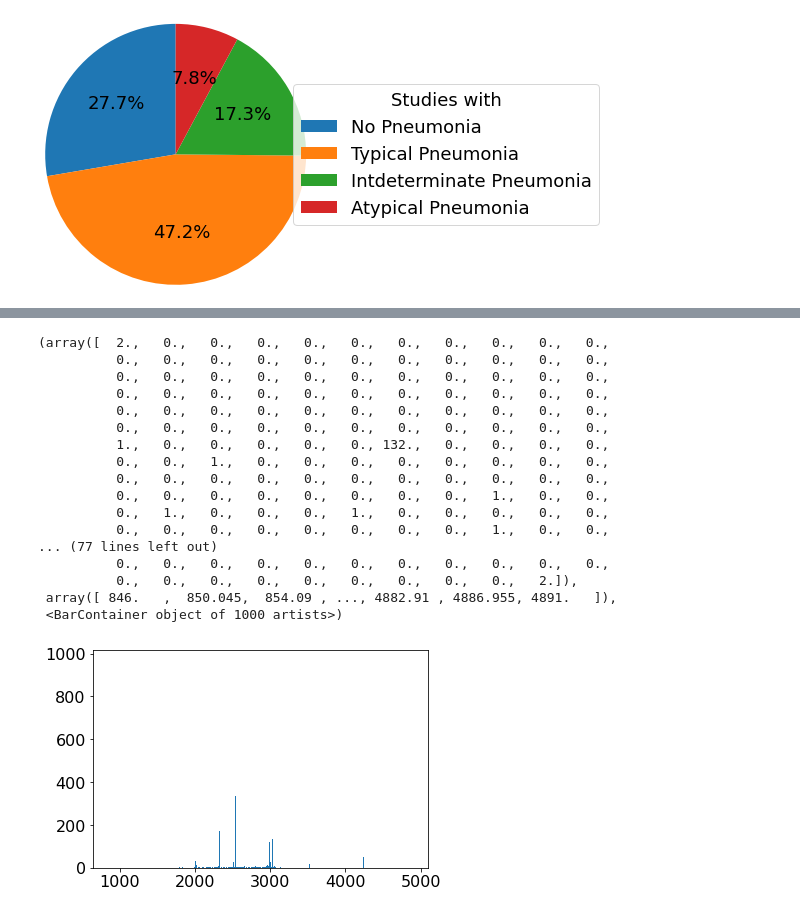
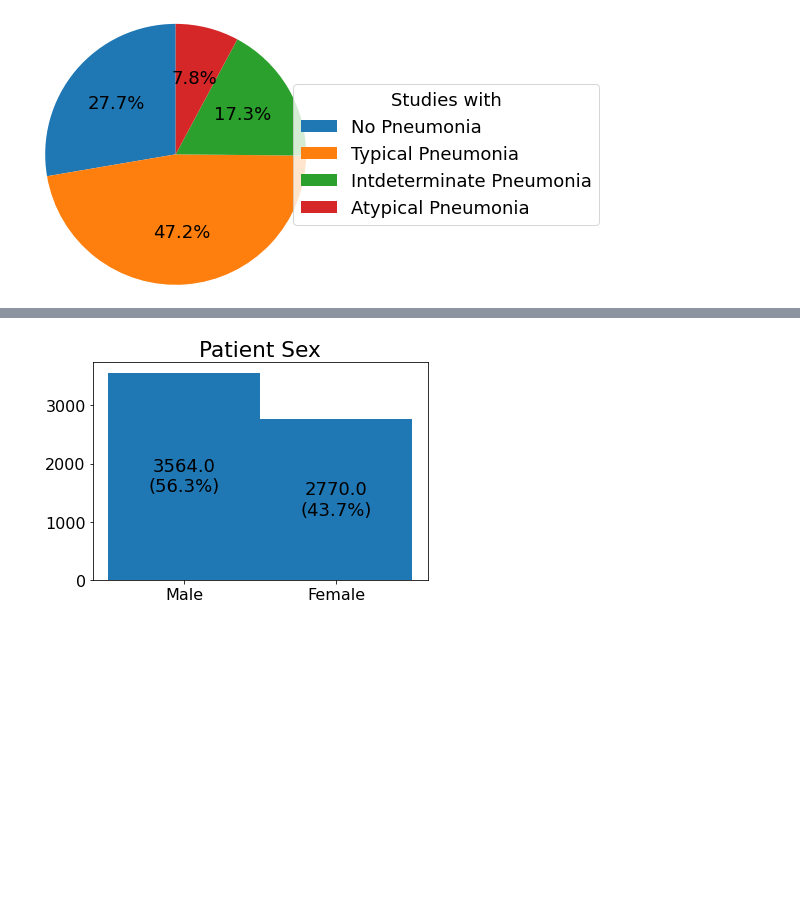
Before and after one commit to CarlaSa/AML_project, a Jupyter notebook: Data Plots.ipynb, the cells around one changed output, grey strips where cells are left out. Drawn from its saved outputs; the diff is of its cells as text; code cells hidden in the pictures; blank space fills up the shorter version.

```diff
--- a/Data Plots.ipynb
+++ b/Data Plots.ipynb
@@ -133,22 +138,11 @@ plt.show()
-# %%
-#sizes_prime = list(zip(*sizes))
-plt.hist(sizes[0], bins=1000)
-# %% [output]
-(array([  2.,   0.,   0.,   0.,   0.,   0.,   0.,   0.,   0.,   0.,   0.,
-          0.,   0.,   0.,   0.,   0.,   0.,   0.,   0.,   0.,   0.,   0.,
-          0.,   0.,   0.,   0.,   0.,   0.,   0.,   0.,   0.,   0.,   0.,
-          0.,   0.,   0.,   0.,   0.,   0.,   0.,   0.,   0.,   0.,   0.,
-          0.,   0.,   0.,   0.,   0.,   0.,   0.,   0.,   0.,   0.,   0.,
-          0.,   0.,   0.,   0.,   0.,   0.,   0.,   0.,   0.,   0.,   0.,
-          1.,   0.,   0.,   0.,   0.,   0., 132.,   0.,   0.,   0.,   0.,
-          0.,   0.,   1.,   0.,   0.,   0.,   0.,   0.,   0.,   0.,   0.,
-          0.,   0.,   0.,   0.,   0.,   0.,   0.,   0.,   0.,   0.,   0.,
-          0.,   0.,   0.,   0.,   0.,   0.,   0.,   0.,   1.,   0.,   0.,
-          0.,   1.,   0.,   0.,   0.,   1.,   0.,   0.,   0.,   0.,   0.,
-          0.,   0.,   0.,   0.,   0.,   0.,   0.,   0.,   1.,   0.,   0.,
-... (77 lines left out)
-          0.,   0.,   0.,   0.,   0.,   0.,   0.,   0.,   0.,   0.,   0.,
-          0.,   0.,   0.,   0.,   0.,   0.,   0.,   0.,   0.,   2.]),
- array([ 846.   ,  850.045,  854.09 , ..., 4882.91 , 4886.955, 4891.   ]),
- <BarContainer object of 1000 artists>)
-[figure, removed]
+# %%
+gender_nums = plt.hist(genders, bins=2)
+plt.title("Patient Sex")
+plt.xticks([0.25, 0.75], ["Male", "Female"])
+for index, gender in enumerate(gender_nums[0]):
+    plt.text(x=index*0.5+0.25, y=gender/2, s="""{}
+({:.1f}%)""".format(gender, 100*gender/np.sum(gender_nums[0])), horizontalalignment="center", verticalalignment="center")
+plt.savefig("images/gender_occurence.pdf")
+plt.show()
+# %% [output]
+[figure, added]
```
Also changed, not shown: parts of 8 cells of this notebook, 4 other files.
